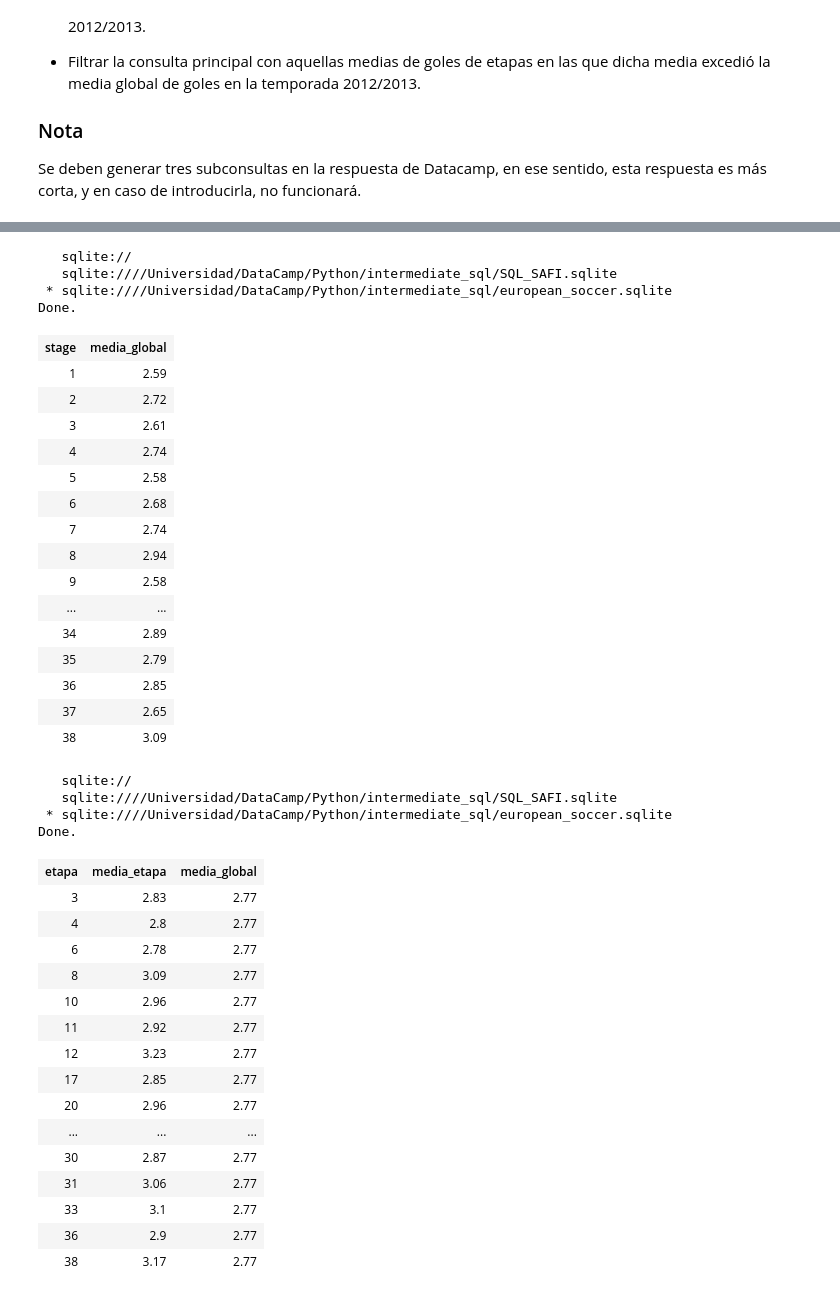
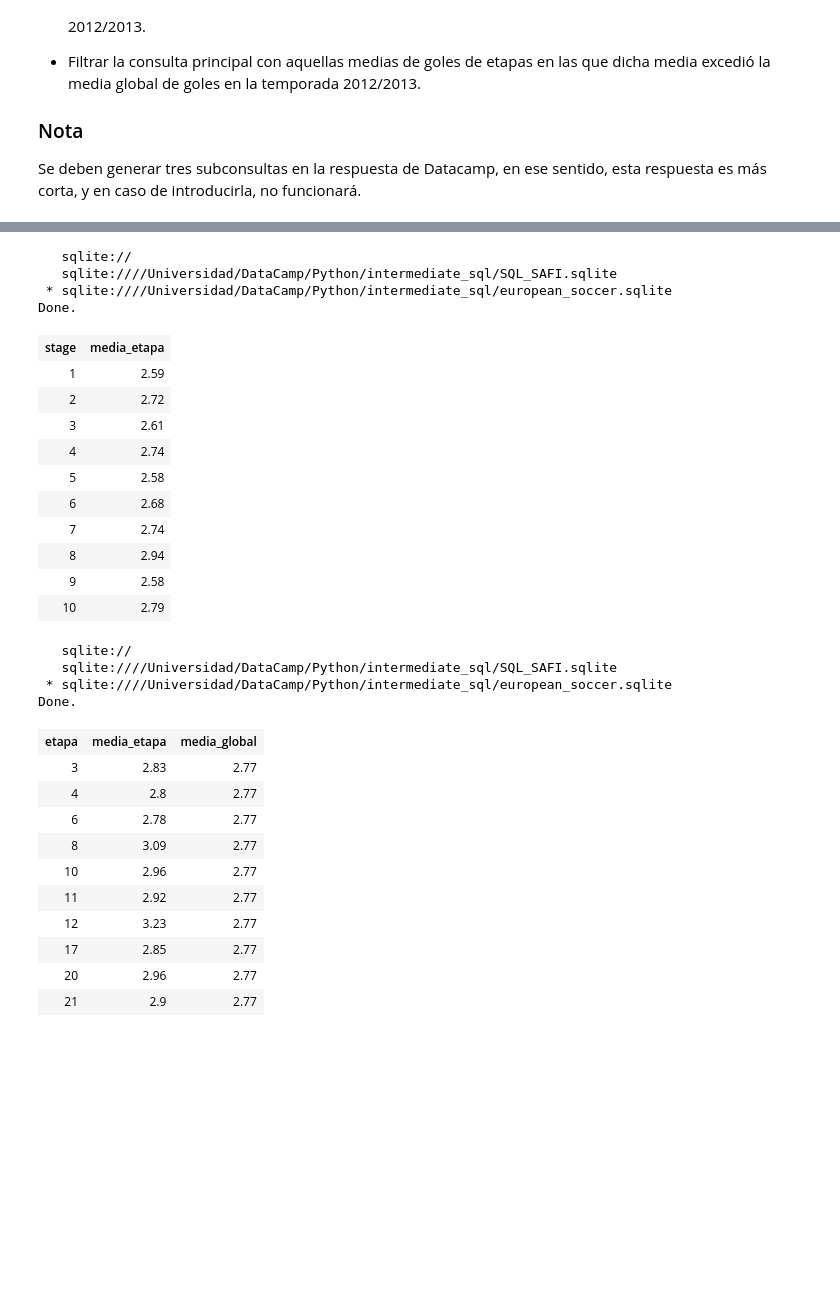
Before and after one commit to adinamarca/notebooks, a Jupyter notebook: SQL/intermediate_sql/notebook.ipynb, the cells around one changed output, grey strips where cells are left out. Drawn from its saved outputs; the diff is of its cells as text; code cells hidden in the pictures; blank space fills up the shorter version.

```diff
--- a/SQL/intermediate_sql/notebook.ipynb
+++ b/SQL/intermediate_sql/notebook.ipynb
@@ -2480,13 +2480,14 @@ Done.
 # %%
 # Segunda subconsulta
 %sql SELECT stage, \
-ROUND(AVG(home_team_goal + away_team_goal), 2) AS media_etapa FROM match GROUP BY stage
+ROUND(AVG(home_team_goal + away_team_goal), 2) AS media_etapa FROM match GROUP BY stage \
+LIMIT 10
 # %% [output]
    sqlite://
    sqlite:////Universidad/DataCamp/Python/intermediate_sql/SQL_SAFI.sqlite
  * sqlite:////Universidad/DataCamp/Python/intermediate_sql/european_soccer.sqlite
 Done.
-| stage | media_global |
+| stage | media_etapa |
 | 1 | 2.59 |
 | 2 | 2.72 |
 | 3 | 2.61 |
@@ -2496,39 +2497,30 @@ Done.
 | 7 | 2.74 |
 | 8 | 2.94 |
 | 9 | 2.58 |
-| ... | ... |
-| 34 | 2.89 |
-| 35 | 2.79 |
-| 36 | 2.85 |
-| 37 | 2.65 |
-| 38 | 3.09 |
+| 10 | 2.79 |
 # %%
 # Query final
 %sql SELECT \
  s1.etapa, \
 s1.media_etapa, \
 (SELECT ROUND(AVG(home_team_goal + away_team_goal), 2) FROM match WHERE season = '2012/2013') AS media_global \
 FROM (SELECT stage AS etapa, season AS temporada, \
 ROUND(AVG(home_team_goal + away_team_goal), 2) AS media_etapa FROM match WHERE temporada = '2012/2013' GROUP BY stage) AS s1 \
-WHERE (s1.media_etapa > media_global) AND (s1.temporada = '2012/2013')
+WHERE (s1.media_etapa > media_global) AND (s1.temporada = '2012/2013') \
+LIMIT 10
 # %% [output]
    sqlite://
    sqlite:////Universidad/DataCamp/Python/intermediate_sql/SQL_SAFI.sqlite
  * sqlite:////Universidad/DataCamp/Python/intermediate_sql/european_soccer.sqlite
 Done.
 | etapa | media_etapa | media_global |
 | 3 | 2.83 | 2.77 |
 | 4 | 2.8 | 2.77 |
 | 6 | 2.78 | 2.77 |
 | 8 | 3.09 | 2.77 |
 | 10 | 2.96 | 2.77 |
 | 11 | 2.92 | 2.77 |
 | 12 | 3.23 | 2.77 |
 | 17 | 2.85 | 2.77 |
 | 20 | 2.96 | 2.77 |
-| ... | ... | ... |
-| 30 | 2.87 | 2.77 |
-| 31 | 3.06 | 2.77 |
-| 33 | 3.1 | 2.77 |
-| 36 | 2.9 | 2.77 |
-| 38 | 3.17 | 2.77 |
+| 21 | 2.9 | 2.77 |
```
Also changed, not shown: parts of 15 cells of this notebook.
